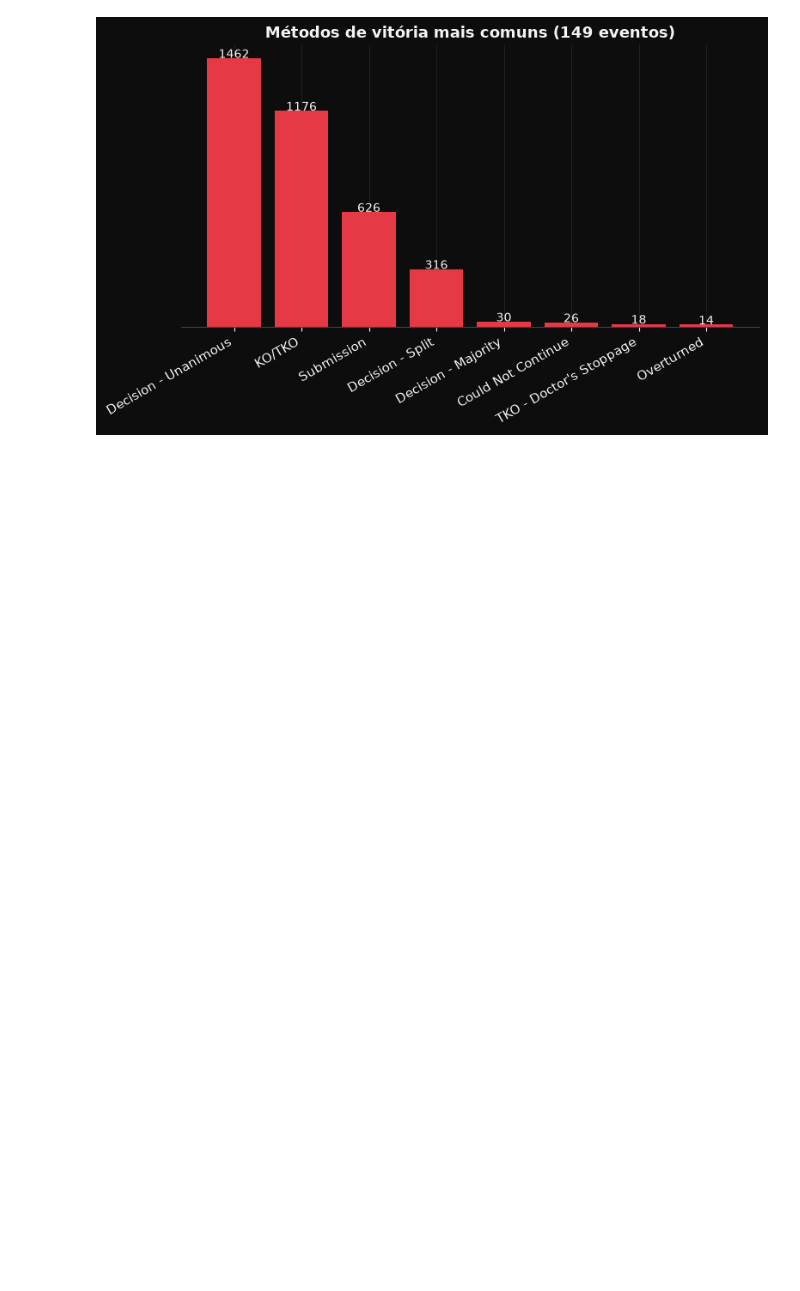
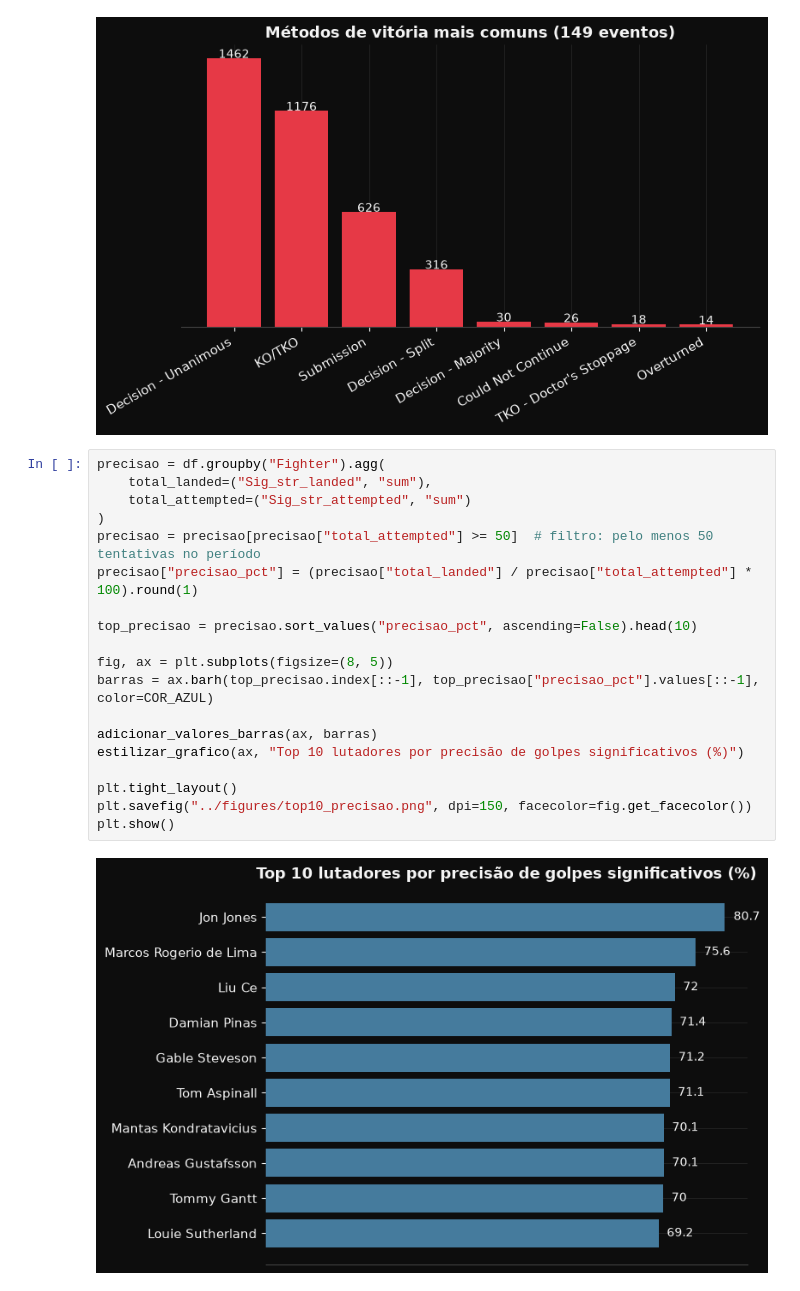
Before and after one commit to khannnn1/ufc-data, a Jupyter notebook: notebooks/02_visualizacao.ipynb, the cells around one changed output. Saved outputs shown, nothing was run; the diff lists cells and outputs as text; blank space fills up the shorter version.

Commit message:
Adiciona gráfico de precisão de golpes significativos (top 10, filtro de volume mínimo)

```diff
--- a/notebooks/02_visualizacao.ipynb
+++ b/notebooks/02_visualizacao.ipynb
@@ -60,3 +60,24 @@ plt.savefig("../figures/metodos_vitoria.png", dpi=150, facecolor=fig.get_facecol
 plt.show()
 # %% [output]
 [figure]
+# %%
+precisao = df.groupby("Fighter").agg(
+    total_landed=("Sig_str_landed", "sum"),
+    total_attempted=("Sig_str_attempted", "sum")
+)
+precisao = precisao[precisao["total_attempted"] >= 50]  # filtro: pelo menos 50 tentativas no período
+precisao["precisao_pct"] = (precisao["total_landed"] / precisao["total_attempted"] * 100).round(1)
+
+top_precisao = precisao.sort_values("precisao_pct", ascending=False).head(10)
+
+fig, ax = plt.subplots(figsize=(8, 5))
+barras = ax.barh(top_precisao.index[::-1], top_precisao["precisao_pct"].values[::-1], color=COR_AZUL)
+
+adicionar_valores_barras(ax, barras)
+estilizar_grafico(ax, "Top 10 lutadores por precisão de golpes significativos (%)")
+
+plt.tight_layout()
+plt.savefig("../figures/top10_precisao.png", dpi=150, facecolor=fig.get_facecolor())
+plt.show()
+# %% [output]
+[figure, added]
```
Also changed, not shown: 1 other file.
